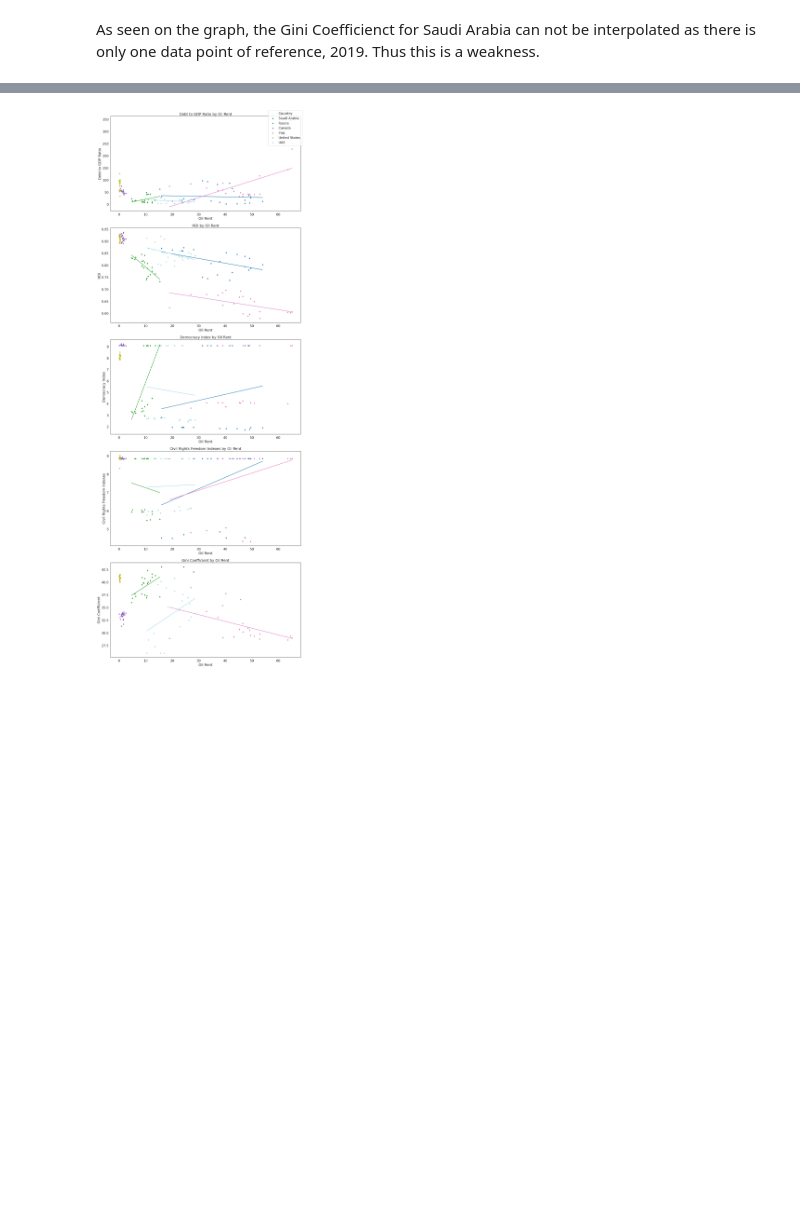
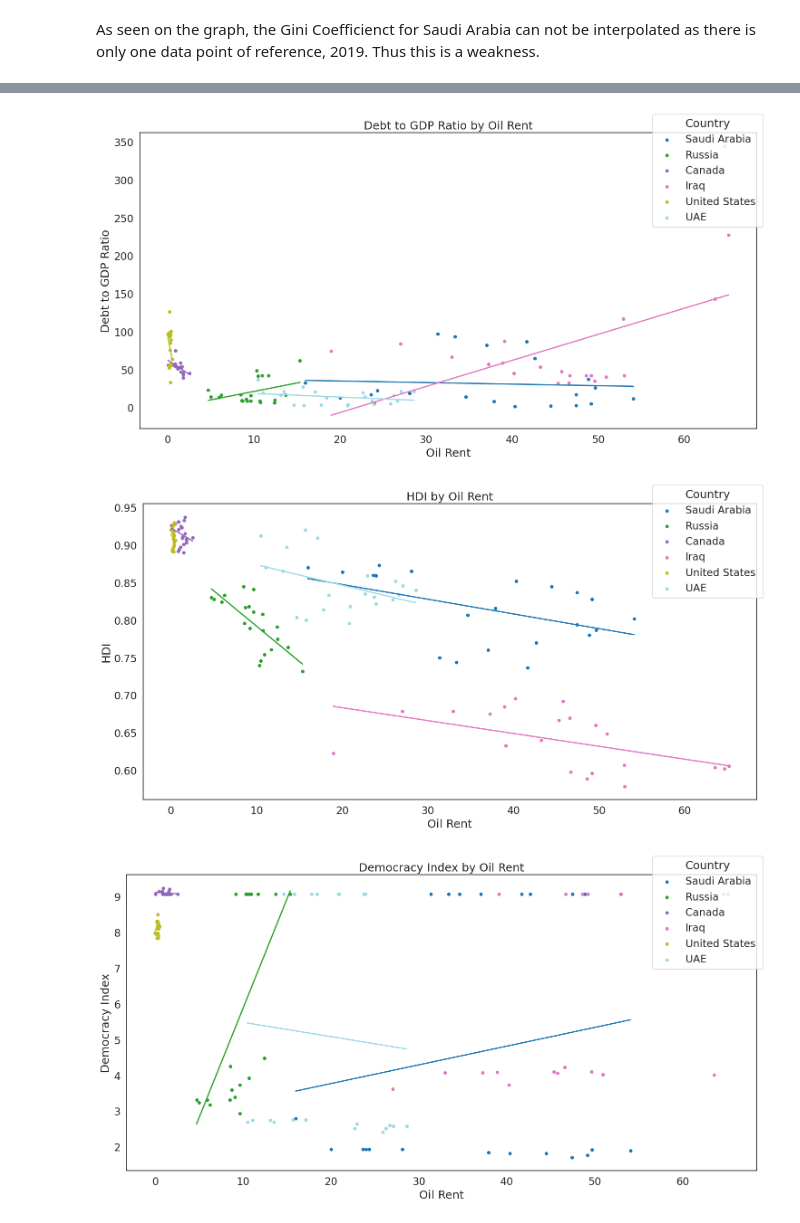
Before and after one commit to boboguan/QM2Gr13, a Jupyter notebook: Phase1.ipynb, the cells around one changed output, grey strips where cells are left out. Saved outputs shown, nothing was run; the diff lists cells and outputs as text; code cells hidden in the pictures; blank space fills up the shorter version.

```diff
--- a/Phase1.ipynb
+++ b/Phase1.ipynb
@@ -205,72 +205,42 @@ T-stats reported in parentheses
 # %%
 from scipy import stats
 
 # Reset the index to access 'Country' and 'Year' for plotting.
 df_reset = df.reset_index()
 
 # Define a colormap for the countries.
 countries = df_reset['Country'].unique()
 color_map = plt.cm.tab20(np.linspace(0, 1, len(countries)))
 
-# Create subplots for each independent variable
-fig, axes = plt.subplots(nrows=5, ncols=1, figsize=(15, 40), sharex=False)
 # Set up a regression function
 def plot_country_regression(ax, x, y, country_color):
     m, b = np.polyfit(x, y, 1)
     ax.plot(np.sort(x), m*np.sort(x) + b, color=country_color, linewidth=2)
 
-# Debt to GDP Ratio against Oil Rent for each country
-for (color, country) in zip(color_map, countries):
+# Create a function to plot seperate graphs
+def plot_variable_against_oil_rent(variable, y_label, title):
+  fig, axes = plt.subplots(figsize=(15, 8))
+  for (color, country) in zip(color_map, countries):
     country_data = df_reset[df_reset['Country'] == country]
-    axes[0].scatter(country_data['Oil_Rent'], country_data['Debt_to_GDP_Ratio'], color=color, label=country, s=25)
-# Plot the regression line
-    plot_country_regression(axes[0], country_data['Oil_Rent'], country_data['Debt_to_GDP_Ratio'], color)
-axes[0].set_ylabel('Debt to GDP Ratio')
-axes[0].set_xlabel('Oil Rent')
-axes[0].set_title('Debt to GDP Ratio by Oil Rent')
+    axes.scatter(country_data['Oil_Rent'], country_data[variable], color=color, label=country, s=20)
+    plot_country_regression(axes, country_data['Oil_Rent'], country_data[variable], color) # Plot the regression line
+  axes.set_ylabel(y_label)
+  axes.set_xlabel('Oil Rent')
+  axes.set_title(title)
+# Add a legend
+  handles, labels = axes.get_legend_handles_labels()
+  fig.legend(handles, labels, loc='upper right', ncol=1, title='Country')
+# Plot the graph
+  plt.tight_layout()
+  plt.show()
 
-# HDI
-for (color, country) in zip(color_map, countries):
-    country_data = df_reset[df_reset['Country'] == country]
-    axes[1].scatter(country_data['Oil_Rent'], country_data['HDI'], color=color, label=country, s=25)
-    plot_country_regression(axes[1], country_data['Oil_Rent'], country_data['HDI'], color)
-axes[1].set_ylabel('HDI')
-axes[1].set_xlabel('Oil Rent')
-axes[1].set_title('HDI by Oil Rent')
-
-# Democracy Index
-for (color, country) in zip(color_map, countries):
-    country_data = df_reset[df_reset['Country'] == country]
-    axes[2].scatter(country_data['Oil_Rent'], country_data['Democracy_Index'], color=color, label=country, s=25)
-    plot_country_regression(axes[2], country_data['Oil_Rent'], country_data['Democracy_Index'], color)
-axes[2].set_ylabel('Democracy Index')
-axes[2].set_xlabel('Oil Rent')
-axes[2].set_title('Democracy Index by Oil Rent')
-
-# Civil Rights Freedom Indexes
-for (color, country) in zip(color_map, countries):
-    country_data = df_reset[df_reset['Country'] == country]
-    axes[3].scatter(country_data['Oil_Rent'], country_data['Civil_Rights_Freedom_Indexes'], color=color, label=country, s=25)
-    plot_country_regression(axes[3], country_data['Oil_Rent'], country_data['Civil_Rights_Freedom_Indexes'], color)
-axes[3].set_ylabel('Civil Rights Freedom Indexes')
-axes[3].set_xlabel('Oil Rent')
-axes[3].set_title('Civil Rights Freedom Indexes by Oil Rent')
-
-# Gini Coefficient
-for (color, country) in zip(color_map, countries):
-    country_data = df_reset[df_reset['Country'] == country]
-    axes[4].scatter(country_data['Oil_Rent'], country_data['Gini_Coefficient'], color=color, label=country, s=25)
-    plot_country_regression(axes[4], country_data['Oil_Rent'], country_data['Gini_Coefficient'], color)
-axes[4].set_ylabel('Gini Coefficient')
-axes[4].set_xlabel('Oil Rent')
-axes[4].set_title('Gini Coefficient by Oil Rent')
-
-
-# Add a legend
-handles, labels = axes[0].get_legend_handles_labels()
-fig.legend(handles, labels, loc='upper right', ncol=1, title='Country')
-
-plt.tight_layout()
-plt.show()
+# Plot each variable out
+plot_variable_against_oil_rent('Debt_to_GDP_Ratio', 'Debt to GDP Ratio', 'Debt to GDP Ratio by Oil Rent')
+plot_variable_against_oil_rent('HDI', 'HDI', 'HDI by Oil Rent')
+plot_variable_against_oil_rent('Democracy_Index', 'Democracy Index', 'Democracy Index by Oil Rent')
+plot_variable_against_oil_rent('Civil_Rights_Freedom_Indexes', 'Civil Rights Freedom Indexes', 'Civil Rights Freedom Indexes by Oil Rent')
+plot_variable_against_oil_rent('Gini_Coefficient', 'Gini Coefficient', 'Gini Coefficient Indexes by Oil Rent')
 # %% [output]
-[figure, old version]
+[figure, new version]
+[figure, added]
+[figure, added]
```
Also changed, not shown: parts of 1 cell of this notebook.
